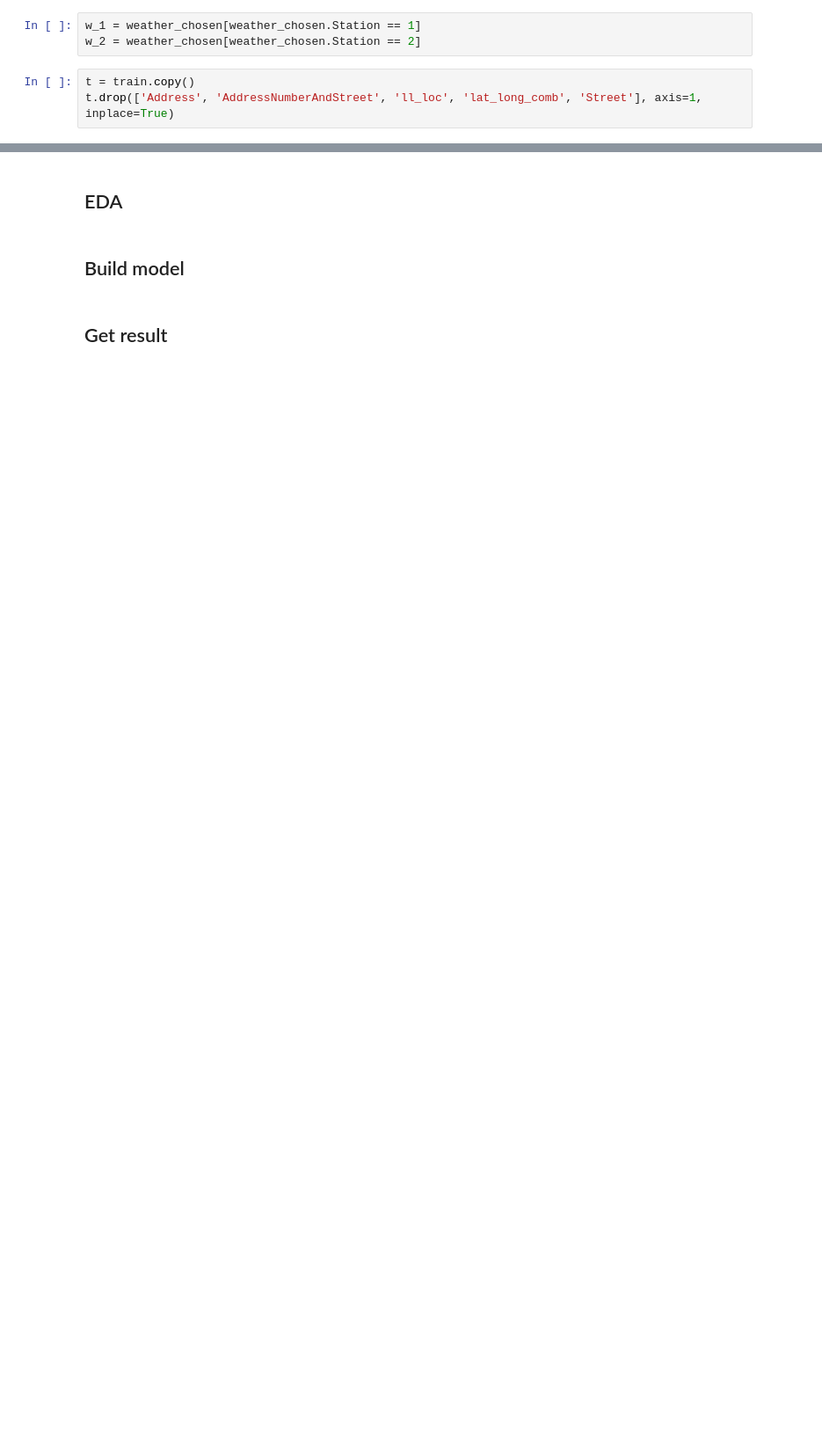
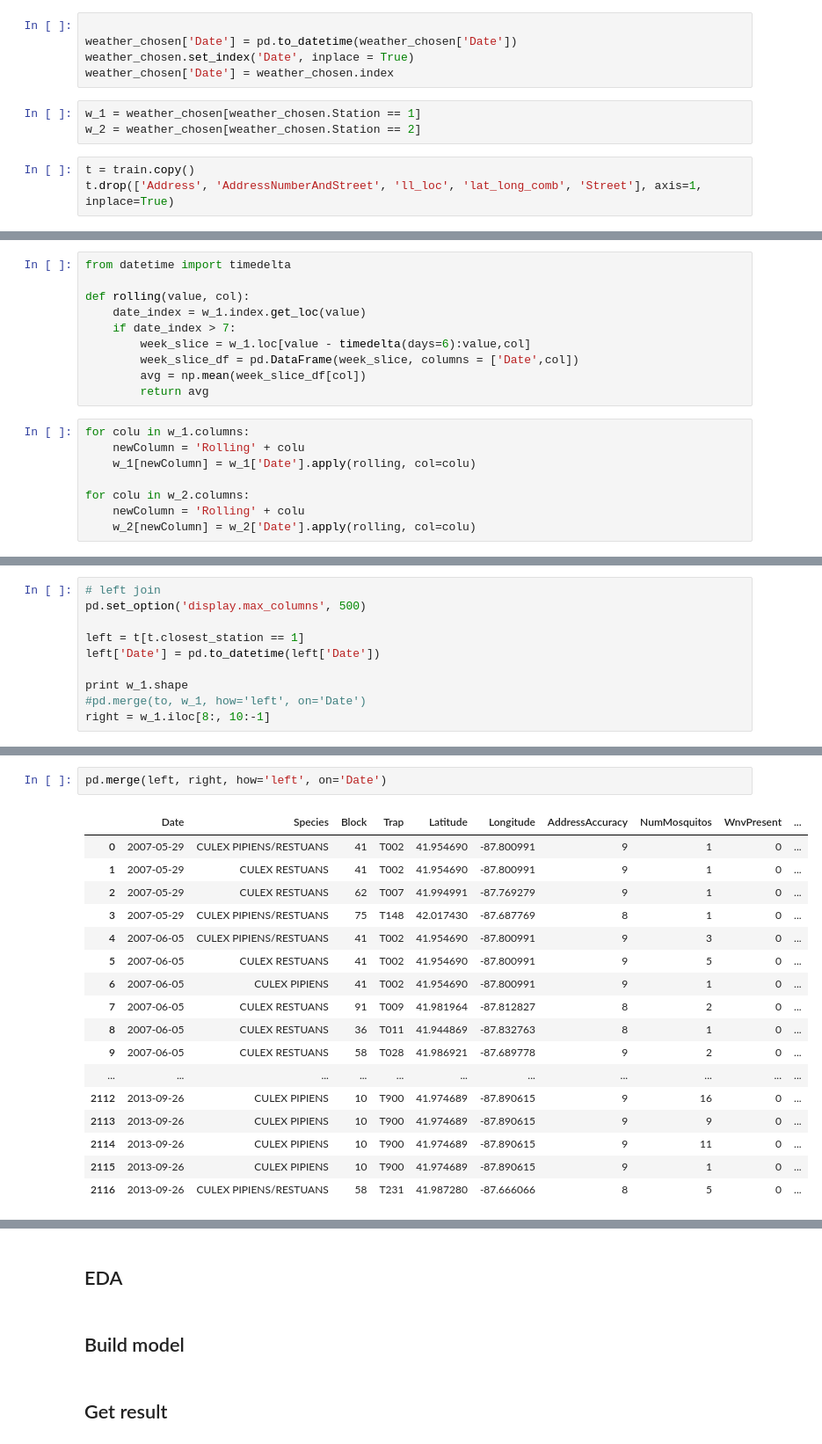
Before and after one commit to alexchen-melbourne/Kaggle_Challenge_Classification, a Jupyter notebook: starter.ipynb, the cells around one changed output, grey strips where cells are left out. Shown at 88% size. Drawn from its saved outputs; the diff is of its cells as text; blank space fills up the shorter version.

```diff
--- a/starter.ipynb
+++ b/starter.ipynb
@@ -106,3 +109,8 @@ weather_chosen = weather_chosen.fillna(method='pad')
+# %%
+
+weather_chosen['Date'] = pd.to_datetime(weather_chosen['Date'])
+weather_chosen.set_index('Date', inplace = True)
+weather_chosen['Date'] = weather_chosen.index
 # %%
 w_1 = weather_chosen[weather_chosen.Station == 1]
 w_2 = weather_chosen[weather_chosen.Station == 2]
@@ -139,0 +120,18 @@ print range(i, i+14, 2)
+# %%
+from datetime import timedelta
+
+def rolling(value, col):
+    date_index = w_1.index.get_loc(value)
+    if date_index > 7:
+        week_slice = w_1.loc[value - timedelta(days=6):value,col]
+        week_slice_df = pd.DataFrame(week_slice, columns = ['Date',col])
+        avg = np.mean(week_slice_df[col])
+        return avg
+# %%
+for colu in w_1.columns:
+    newColumn = 'Rolling' + colu
+    w_1[newColumn] = w_1['Date'].apply(rolling, col=colu)
+
+for colu in w_2.columns:
+    newColumn = 'Rolling' + colu
+    w_2[newColumn] = w_2['Date'].apply(rolling, col=colu)
@@ -139,0 +148,10 @@ print range(i, i+14, 2)
+# %%
+# left join
+pd.set_option('display.max_columns', 500)
+
+left = t[t.closest_station == 1]
+left['Date'] = pd.to_datetime(left['Date'])
+
+print w_1.shape
+#pd.merge(to, w_1, how='left', on='Date')
+right = w_1.iloc[8:, 10:-1]
@@ -139,0 +164,20 @@ print range(i, i+14, 2)
+# %%
+pd.merge(left, right, how='left', on='Date')
+# %% [output]
+|  | Date | Species | Block | Trap | Latitude | Longitude | AddressAccuracy | NumMosquitos | WnvPresent | ... |
+| 0 | 2007-05-29 | CULEX PIPIENS/RESTUANS | 41 | T002 | 41.954690 | -87.800991 | 9 | 1 | 0 | ... |
+| 1 | 2007-05-29 | CULEX RESTUANS | 41 | T002 | 41.954690 | -87.800991 | 9 | 1 | 0 | ... |
+| 2 | 2007-05-29 | CULEX RESTUANS | 62 | T007 | 41.994991 | -87.769279 | 9 | 1 | 0 | ... |
+| 3 | 2007-05-29 | CULEX PIPIENS/RESTUANS | 75 | T148 | 42.017430 | -87.687769 | 8 | 1 | 0 | ... |
+| 4 | 2007-06-05 | CULEX PIPIENS/RESTUANS | 41 | T002 | 41.954690 | -87.800991 | 9 | 3 | 0 | ... |
+| 5 | 2007-06-05 | CULEX RESTUANS | 41 | T002 | 41.954690 | -87.800991 | 9 | 5 | 0 | ... |
+| 6 | 2007-06-05 | CULEX PIPIENS | 41 | T002 | 41.954690 | -87.800991 | 9 | 1 | 0 | ... |
+| 7 | 2007-06-05 | CULEX RESTUANS | 91 | T009 | 41.981964 | -87.812827 | 8 | 2 | 0 | ... |
+| 8 | 2007-06-05 | CULEX RESTUANS | 36 | T011 | 41.944869 | -87.832763 | 8 | 1 | 0 | ... |
+| 9 | 2007-06-05 | CULEX RESTUANS | 58 | T028 | 41.986921 | -87.689778 | 9 | 2 | 0 | ... |
+| ... | ... | ... | ... | ... | ... | ... | ... | ... | ... | ... |
+| 2112 | 2013-09-26 | CULEX PIPIENS | 10 | T900 | 41.974689 | -87.890615 | 9 | 16 | 0 | ... |
+| 2113 | 2013-09-26 | CULEX PIPIENS | 10 | T900 | 41.974689 | -87.890615 | 9 | 9 | 0 | ... |
+| 2114 | 2013-09-26 | CULEX PIPIENS | 10 | T900 | 41.974689 | -87.890615 | 9 | 11 | 0 | ... |
+| 2115 | 2013-09-26 | CULEX PIPIENS | 10 | T900 | 41.974689 | -87.890615 | 9 | 1 | 0 | ... |
+| 2116 | 2013-09-26 | CULEX PIPIENS/RESTUANS | 58 | T231 | 41.987280 | -87.666066 | 8 | 5 | 0 | ... |
```
Also changed, not shown: parts of 6 cells of this notebook.
